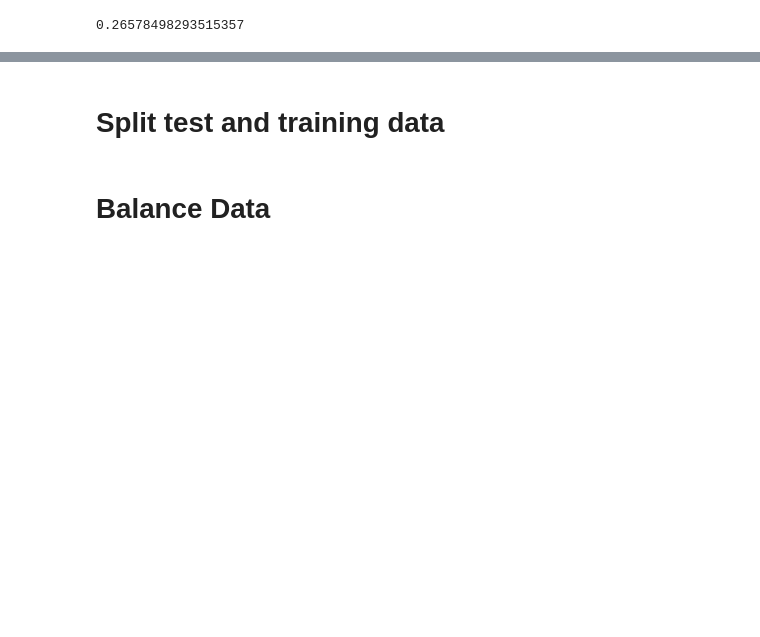
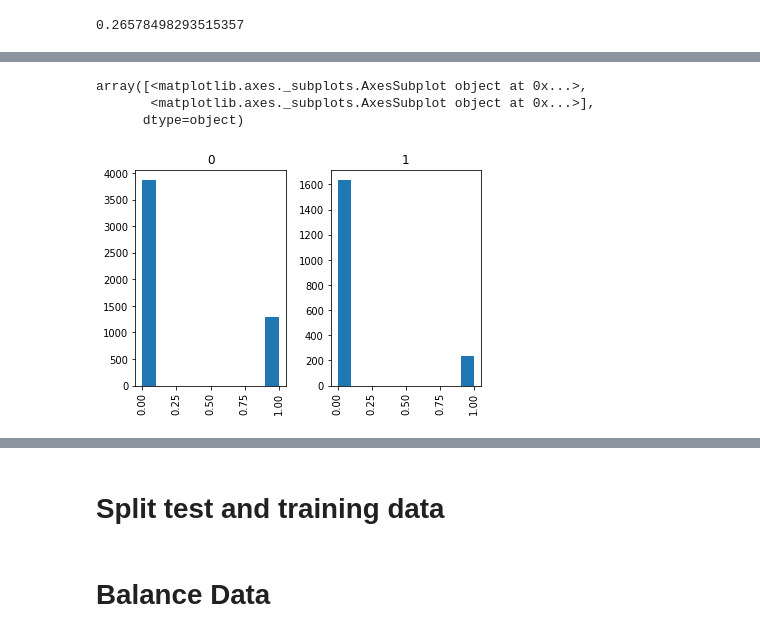
Before and after one commit to shibby576/wild_data_science, a Jupyter notebook: Assignment_1.ipynb, the cells around one changed output, grey strips where cells are left out. Saved outputs shown, nothing was run; the diff lists cells and outputs as text; code cells hidden in the pictures; blank space fills up the shorter version.

```diff
--- a/Assignment_1.ipynb
+++ b/Assignment_1.ipynb
@@ -182,0 +213,8 @@ array([<matplotlib.axes._subplots.AxesSubplot object at 0x...>,
+# %%
+#look at the relationship between churn and payment by cc
+hot_df.hist(column ='PaymentMethod_Credit card (automatic)', by='Churn_Yes')
+# %% [output]
+array([<matplotlib.axes._subplots.AxesSubplot object at 0x...>,
+       <matplotlib.axes._subplots.AxesSubplot object at 0x...>],
+      dtype=object)
+[figure, added]
```
Also changed, not shown: parts of 28 cells of this notebook.
